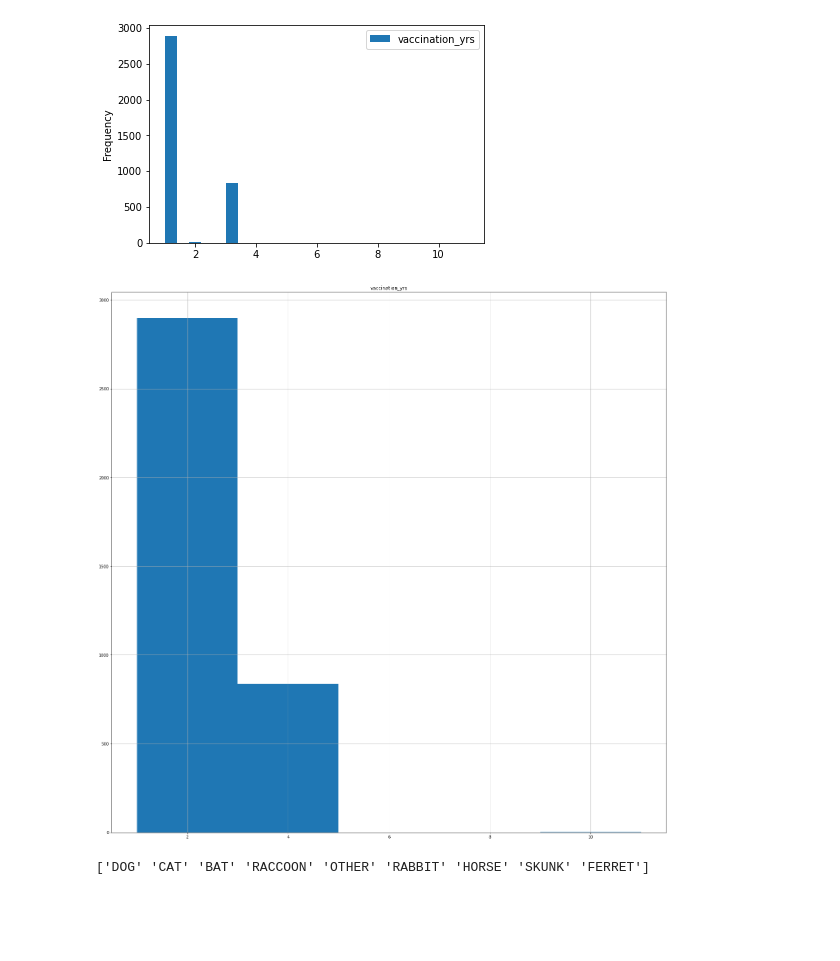
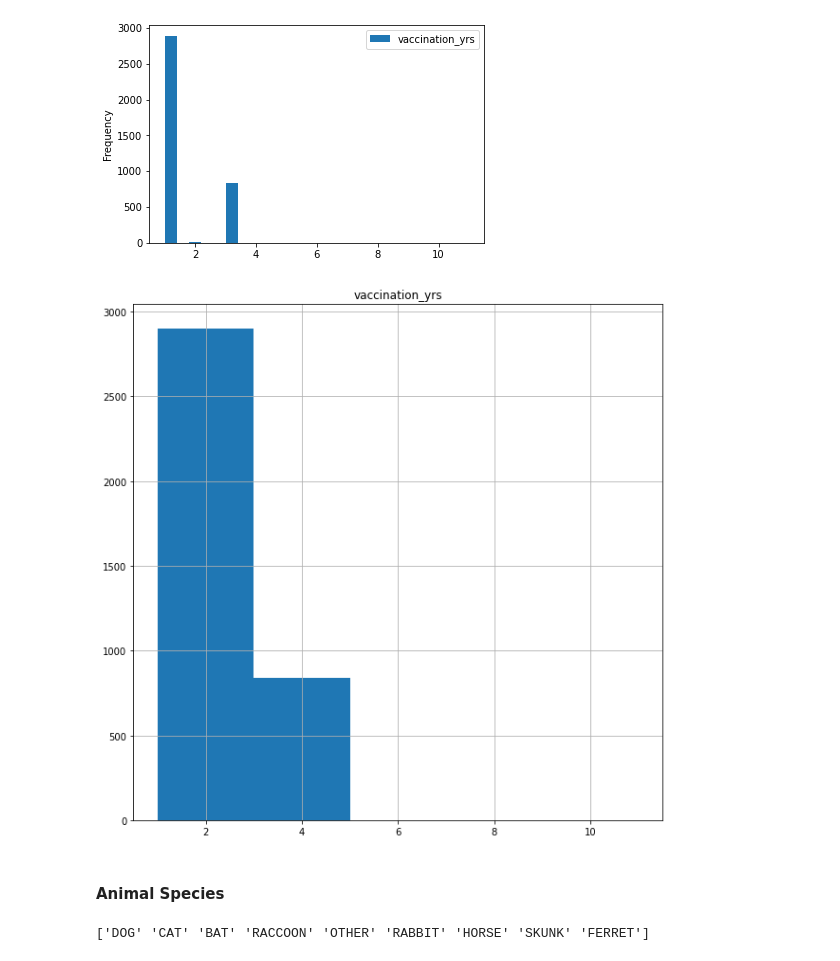
Before and after one commit to asaadkhattab/AnimalBitesLouisvilleKentucky, a Jupyter notebook: EDA.ipynb, the cells around one changed output. Saved outputs shown, nothing was run; the diff lists cells and outputs as text; code cells hidden in the pictures; blank space fills up the shorter version.

```diff
--- a/EDA.ipynb
+++ b/EDA.ipynb
@@ -85,7 +86,9 @@ df.plot(kind='hist',bins =25)
 <AxesSubplot:ylabel='Frequency'>
 [figure]
 # %%
-hist = df.hist(bins=5,figsize =(25,25))
+hist = df.hist(bins=5,figsize =(10,10))
 # %% [output]
-[figure, old version]
+[figure, new version]
+# %% [markdown]
+#### Animal Species
 # %%
```
Also changed, not shown: parts of 7 cells of this notebook.
